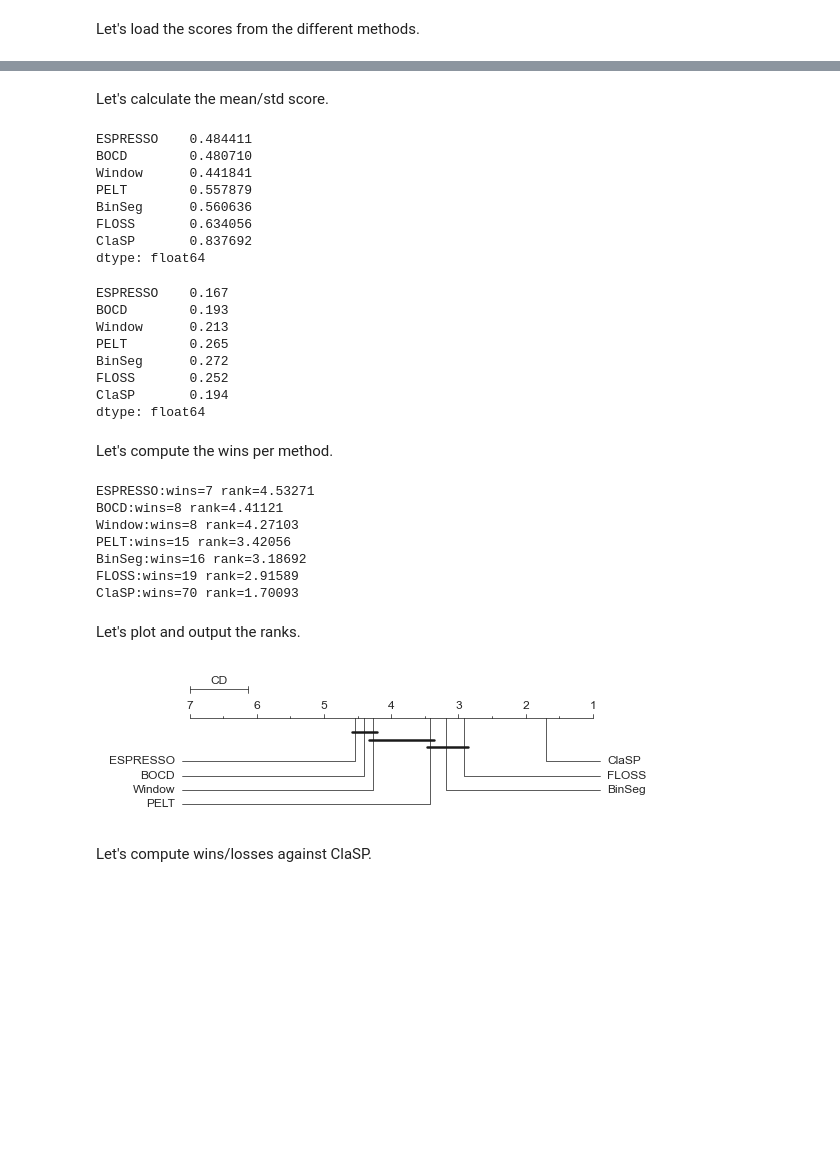
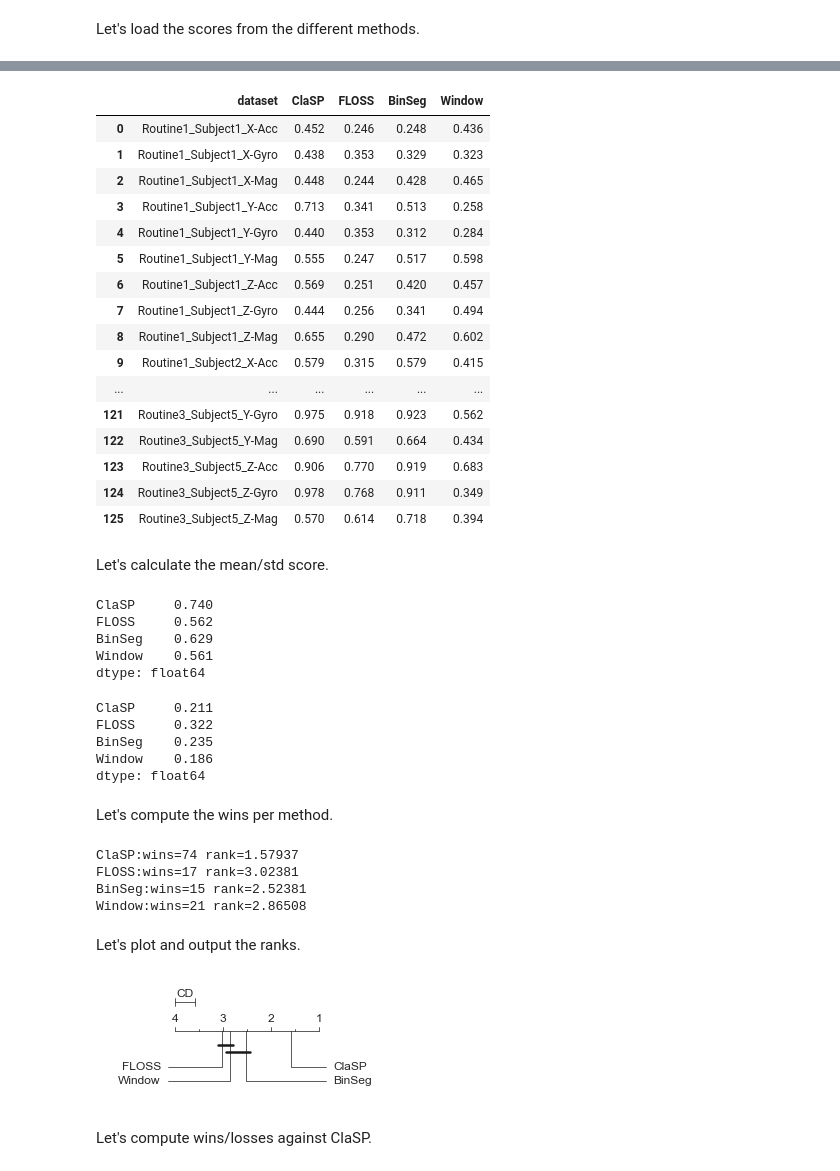
Before and after one commit to ermshaua/mobile-sensing-human-activity-data-set, a Jupyter notebook: notebooks/competitor.ipynb, the cells around one changed output, grey strips where cells are left out. Saved outputs shown, nothing was run; the diff lists cells and outputs as text; code cells hidden in the pictures; blank space fills up the shorter version.

Commit message:
Added experiments.

```diff
--- a/notebooks/competitor.ipynb
+++ b/notebooks/competitor.ipynb
@@ -31,5 +30,5 @@ from src.utils import load_combined_dataset, load_floss_dataset, load_ucr_datase
 # %% [markdown]
 Let's choose a score for evaluation (F1 or Covering).
 # %%
-eval_score = "covering"
+eval_score = "covering_score"
 # %% [markdown]
@@ -74,26 +40,55 @@ df_scores
+# %%
+competitors = ["ClaSP", "FLOSS", "BinSeg", "Window"]
+methods = list()
+
+for candidate_name in competitors:
+    methods.append((candidate_name, f"{candidate_name}.csv.gz"))
+
+for idx, (name, file_name) in enumerate(methods):
+    methods[idx] = name, pd.read_csv(f"../experiments/competitor/{file_name}", usecols=["dataset", eval_score], compression="gzip")
+
+df_scores = pd.DataFrame()
+
+for name, df in methods:
+    df_scores["dataset"] = df.dataset
+    df_scores[name] = df[eval_score]
+
+df_scores
+# %% [output]
+|  | dataset | ClaSP | FLOSS | BinSeg | Window |
+| 0 | Routine1_Subject1_X-Acc | 0.452 | 0.246 | 0.248 | 0.436 |
+| 1 | Routine1_Subject1_X-Gyro | 0.438 | 0.353 | 0.329 | 0.323 |
+| 2 | Routine1_Subject1_X-Mag | 0.448 | 0.244 | 0.428 | 0.465 |
+| 3 | Routine1_Subject1_Y-Acc | 0.713 | 0.341 | 0.513 | 0.258 |
+| 4 | Routine1_Subject1_Y-Gyro | 0.440 | 0.353 | 0.312 | 0.284 |
+| 5 | Routine1_Subject1_Y-Mag | 0.555 | 0.247 | 0.517 | 0.598 |
+| 6 | Routine1_Subject1_Z-Acc | 0.569 | 0.251 | 0.420 | 0.457 |
+| 7 | Routine1_Subject1_Z-Gyro | 0.444 | 0.256 | 0.341 | 0.494 |
+| 8 | Routine1_Subject1_Z-Mag | 0.655 | 0.290 | 0.472 | 0.602 |
+| 9 | Routine1_Subject2_X-Acc | 0.579 | 0.315 | 0.579 | 0.415 |
+| ... | ... | ... | ... | ... | ... |
+| 121 | Routine3_Subject5_Y-Gyro | 0.975 | 0.918 | 0.923 | 0.562 |
+| 122 | Routine3_Subject5_Y-Mag | 0.690 | 0.591 | 0.664 | 0.434 |
+| 123 | Routine3_Subject5_Z-Acc | 0.906 | 0.770 | 0.919 | 0.683 |
+| 124 | Routine3_Subject5_Z-Gyro | 0.978 | 0.768 | 0.911 | 0.349 |
+| 125 | Routine3_Subject5_Z-Mag | 0.570 | 0.614 | 0.718 | 0.394 |
 # %% [markdown]
 Let's calculate the mean/std score.
 # %%
-df_scores.mean(axis=0)
+df_scores.mean(axis=0).round(3)
 # %% [output]
-ESPRESSO    0.484411
-BOCD        0.480710
-Window      0.441841
-PELT        0.557879
-BinSeg      0.560636
-FLOSS       0.634056
-ClaSP       0.837692
+ClaSP     0.740
+FLOSS     0.562
+BinSeg    0.629
+Window    0.561
 dtype: float64
 # %%
 df_scores.std(axis=0).round(3)
 # %% [output]
-ESPRESSO    0.167
-BOCD        0.193
-Window      0.213
-PELT        0.265
-BinSeg      0.272
-FLOSS       0.252
-ClaSP       0.194
+ClaSP     0.211
+FLOSS     0.322
+BinSeg    0.235
+Window    0.186
 dtype: float64
 # %% [markdown]
 Let's compute the wins per method.
@@ -104,20 +99,17 @@ means = np.array(ranks.mean(axis=0))
 for mean, name in zip(means, df_scores.columns[1:]):
     print(f"{name}:wins={ranks[ranks[name] == 1].shape[0]} rank={np.round(mean, 5)}")
 # %% [output]
-ESPRESSO:wins=7 rank=4.53271
-BOCD:wins=8 rank=4.41121
-Window:wins=8 rank=4.27103
-PELT:wins=15 rank=3.42056
-BinSeg:wins=16 rank=3.18692
-FLOSS:wins=19 rank=2.91589
-ClaSP:wins=70 rank=1.70093
+ClaSP:wins=74 rank=1.57937
+FLOSS:wins=17 rank=3.02381
+BinSeg:wins=15 rank=2.52381
+Window:wins=21 rank=2.86508
 # %% [markdown]
 Let's plot and output the ranks.
 # %%
 cd = Orange.evaluation.scoring.compute_CD(means, df_scores.shape[0])
-Orange.evaluation.scoring.graph_ranks(means, df_scores.columns[1:], cd=cd, reverse=True, width=8, textspace=1.2)
+Orange.evaluation.scoring.graph_ranks(means, df_scores.columns[1:], cd=cd, reverse=True, width=4, filename=f"../figures/cd_competitor.pdf")
 # %% [output]
-[figure, old version]
+[figure, new version]
 # %% [markdown]
 Let's compute wins/losses against ClaSP.
 # %%
```
Also changed, not shown: parts of 11 cells of this notebook, 10 other files.
